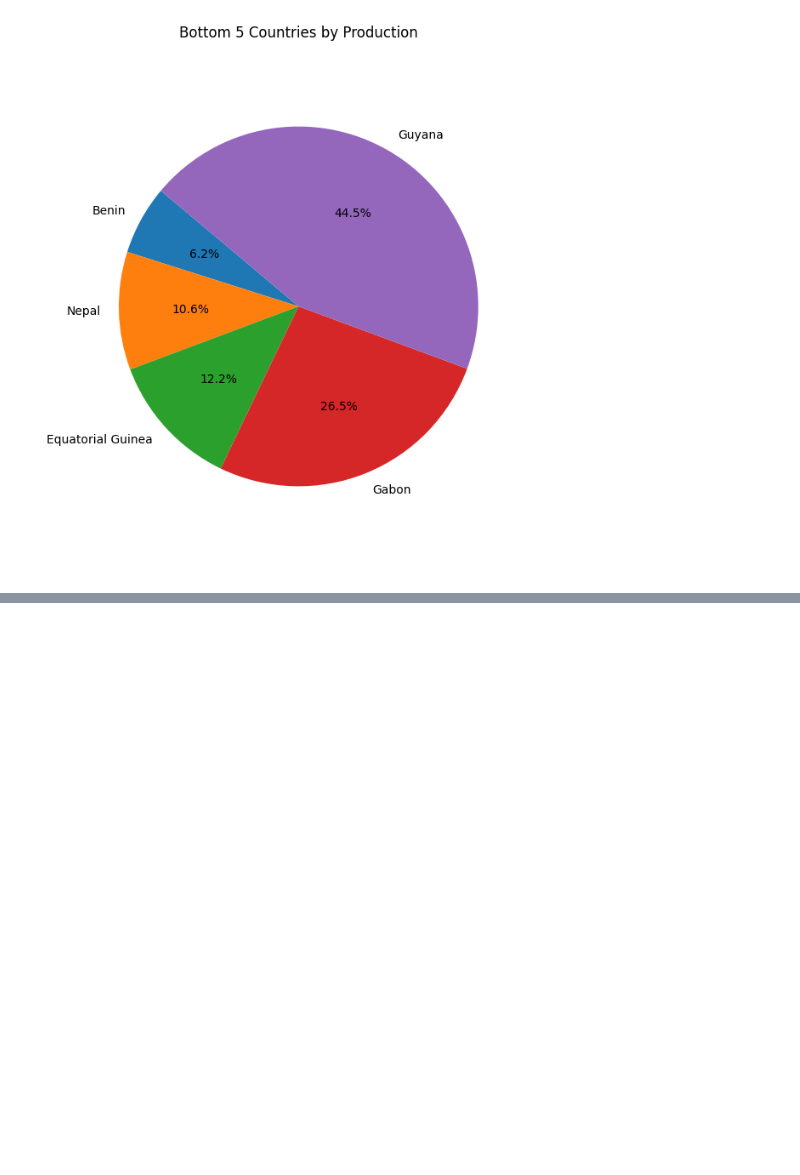
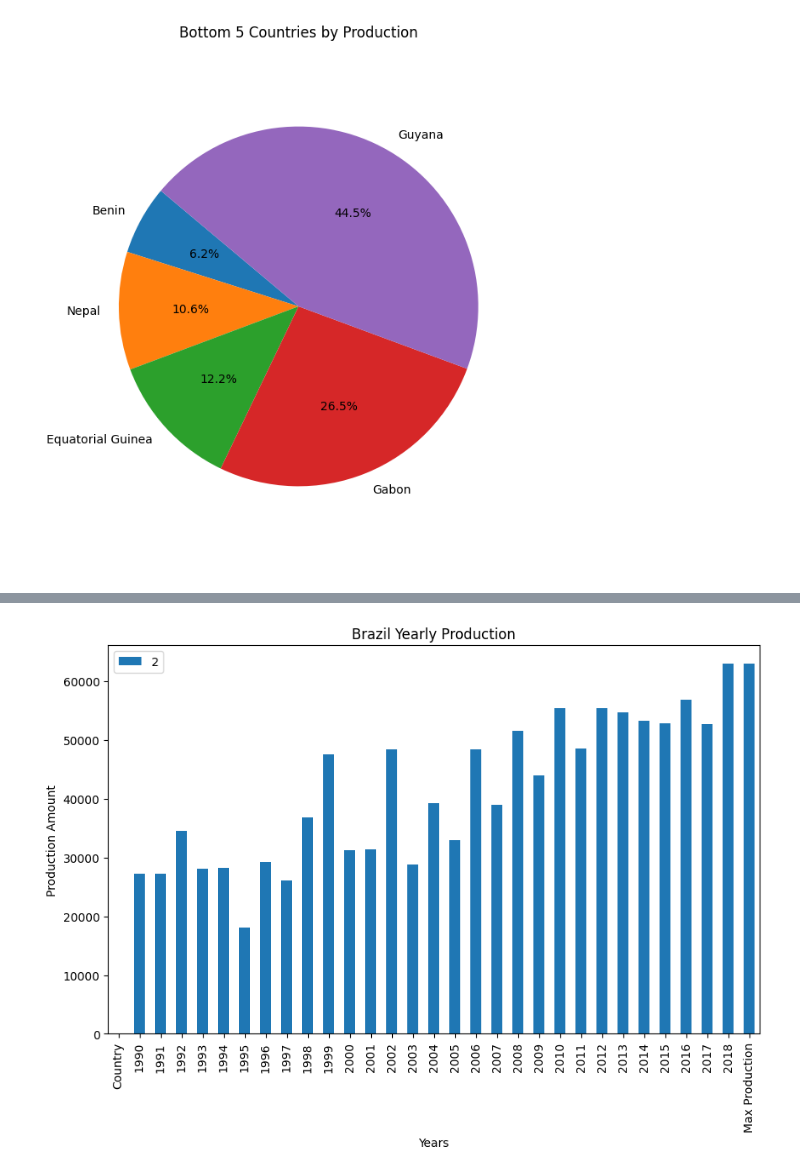
Before and after one commit to colinroberts-data-analytics-portfolio/project1, a Jupyter notebook: Coffee_Production.ipynb, the cells around one changed output, grey strips where cells are left out. Cells and saved outputs as stored; diff of their text form; code cells hidden in the pictures; blank space fills up the shorter version.

```diff
--- a/Coffee_Production.ipynb
+++ b/Coffee_Production.ipynb
@@ -163,0 +195,12 @@ plt.show()
+# %%
+transposed_df = brazil_df.T
+
+transposed_df_numeric = transposed_df.apply(pd.to_numeric, errors='coerce')
+
+transposed_df_numeric.plot(kind='bar', figsize=(10, 6))
+plt.xlabel('Years')
+plt.ylabel('Production Amount')
+plt.title('Brazil Yearly Production')
+plt.show()
+# %% [output]
+[figure, added]
```
Also changed, not shown: parts of 2 cells of this notebook.
